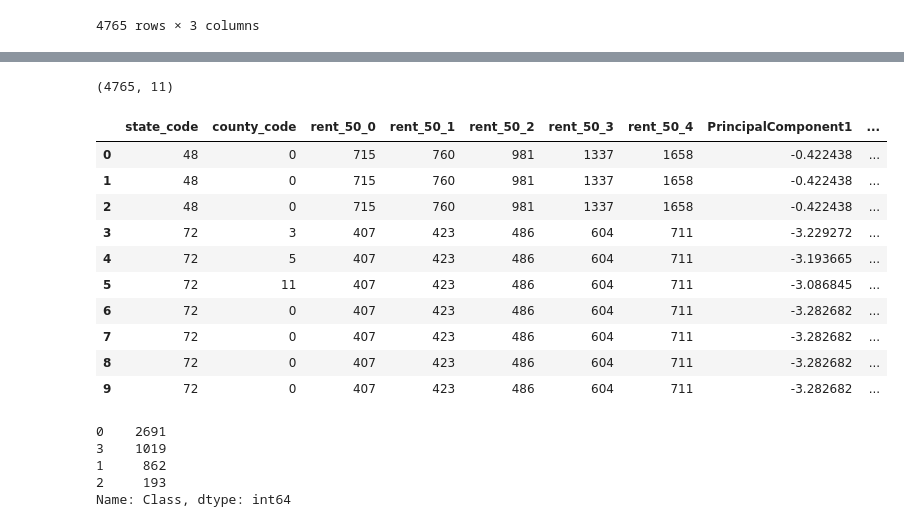
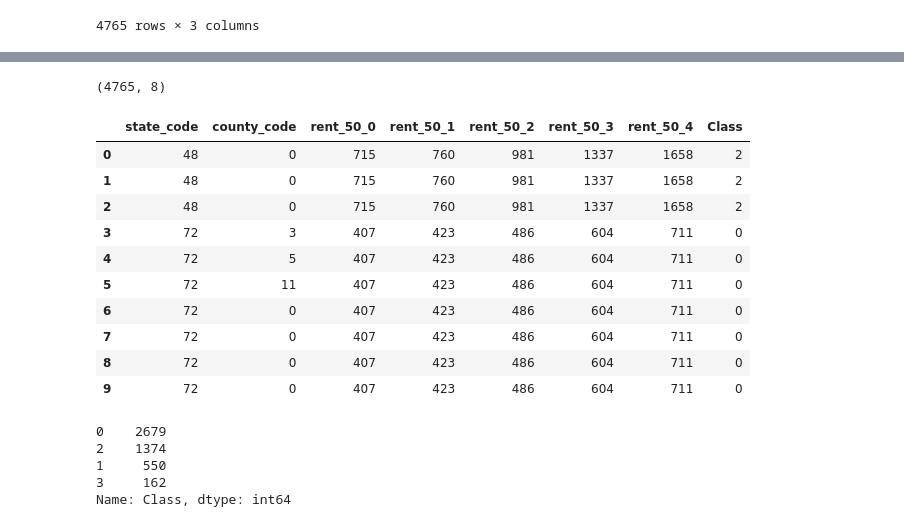
Before and after one commit to shumph10/Housing_Assistance_Analysis, a Jupyter notebook: ttest_project.ipynb, the cells around one changed output, grey strips where cells are left out. Drawn from its saved outputs; the diff is of its cells as text; code cells hidden in the pictures.

```diff
--- a/ttest_project.ipynb
+++ b/ttest_project.ipynb
@@ -423,7 +439,7 @@ for i in k:
     #init KMeans with # cluster =i
     km=KMeans(n_clusters=i, random_state=0)
     #fit to the pca dataframe
-    km.fit(pcs_df)
+    km.fit(new_rent_2022)
     #add that inertia to the list
     inertia.append(km.inertia_)
 
@@ -455,40 +471,40 @@ plt.show()
 km = KMeans(n_clusters=4, random_state=0)
 
 # Fit the model
-model = km.fit(pcs_df)
+model = km.fit(new_rent_2022)
 
 # Predict clusters
-predictions = model.predict(pcs_df)
+predictions = model.predict(new_rent_2022)
 # %%
 # Create a new DataFrame including predicted clusters and cryptocurrencies features.
 # Concatentate the crypto_df and pcs_df DataFrames on the same columns.
-clustered_df = pd.concat([new_rent_2022, pcs_df], axis=1, join='inner')
+clustered_df2 = new_rent_2022.copy()
 
 
 #  Add a new column, "Class" to the clustered_df DataFrame that holds the predictions.
-clustered_df['Class'] = predictions
+clustered_df2['Class'] = predictions
 
 # Print the shape of the clustered_df
-print(clustered_df.shape)
-clustered_df.head(10)
+print(clustered_df2.shape)
+clustered_df2.head(10)
 # %% [output]
-(4765, 11)
+(4765, 8)
-|  | state_code | county_code | rent_50_0 | rent_50_1 | rent_50_2 | rent_50_3 | rent_50_4 | PrincipalComponent1 | ... |
-| 0 | 48 | 0 | 715 | 760 | 981 | 1337 | 1658 | -0.422438 | ... |
-| 1 | 48 | 0 | 715 | 760 | 981 | 1337 | 1658 | -0.422438 | ... |
-| 2 | 48 | 0 | 715 | 760 | 981 | 1337 | 1658 | -0.422438 | ... |
-| 3 | 72 | 3 | 407 | 423 | 486 | 604 | 711 | -3.229272 | ... |
-| 4 | 72 | 5 | 407 | 423 | 486 | 604 | 711 | -3.193665 | ... |
-| 5 | 72 | 11 | 407 | 423 | 486 | 604 | 711 | -3.086845 | ... |
-| 6 | 72 | 0 | 407 | 423 | 486 | 604 | 711 | -3.282682 | ... |
-| 7 | 72 | 0 | 407 | 423 | 486 | 604 | 711 | -3.282682 | ... |
-| 8 | 72 | 0 | 407 | 423 | 486 | 604 | 711 | -3.282682 | ... |
-| 9 | 72 | 0 | 407 | 423 | 486 | 604 | 711 | -3.282682 | ... |
+|  | state_code | county_code | rent_50_0 | rent_50_1 | rent_50_2 | rent_50_3 | rent_50_4 | Class |
+| 0 | 48 | 0 | 715 | 760 | 981 | 1337 | 1658 | 2 |
+| 1 | 48 | 0 | 715 | 760 | 981 | 1337 | 1658 | 2 |
+| 2 | 48 | 0 | 715 | 760 | 981 | 1337 | 1658 | 2 |
+| 3 | 72 | 3 | 407 | 423 | 486 | 604 | 711 | 0 |
+| 4 | 72 | 5 | 407 | 423 | 486 | 604 | 711 | 0 |
+| 5 | 72 | 11 | 407 | 423 | 486 | 604 | 711 | 0 |
+| 6 | 72 | 0 | 407 | 423 | 486 | 604 | 711 | 0 |
+| 7 | 72 | 0 | 407 | 423 | 486 | 604 | 711 | 0 |
+| 8 | 72 | 0 | 407 | 423 | 486 | 604 | 711 | 0 |
+| 9 | 72 | 0 | 407 | 423 | 486 | 604 | 711 | 0 |
 # %%
-clustered_df.Class.value_counts()
+clustered_df2.Class.value_counts()
 # %% [output]
-0    2691
-3    1019
-1     862
-2     193
+0    2679
+2    1374
+1     550
+3     162
 Name: Class, dtype: int64
```
Also changed, not shown: parts of 4 cells of this notebook.
